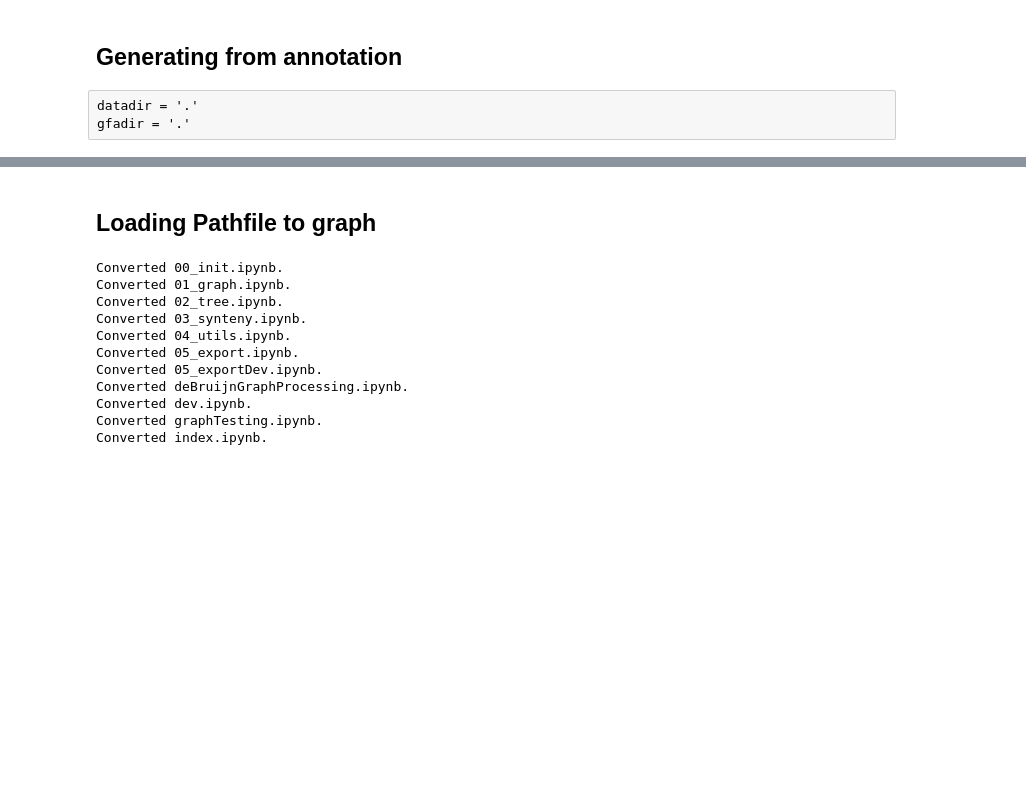
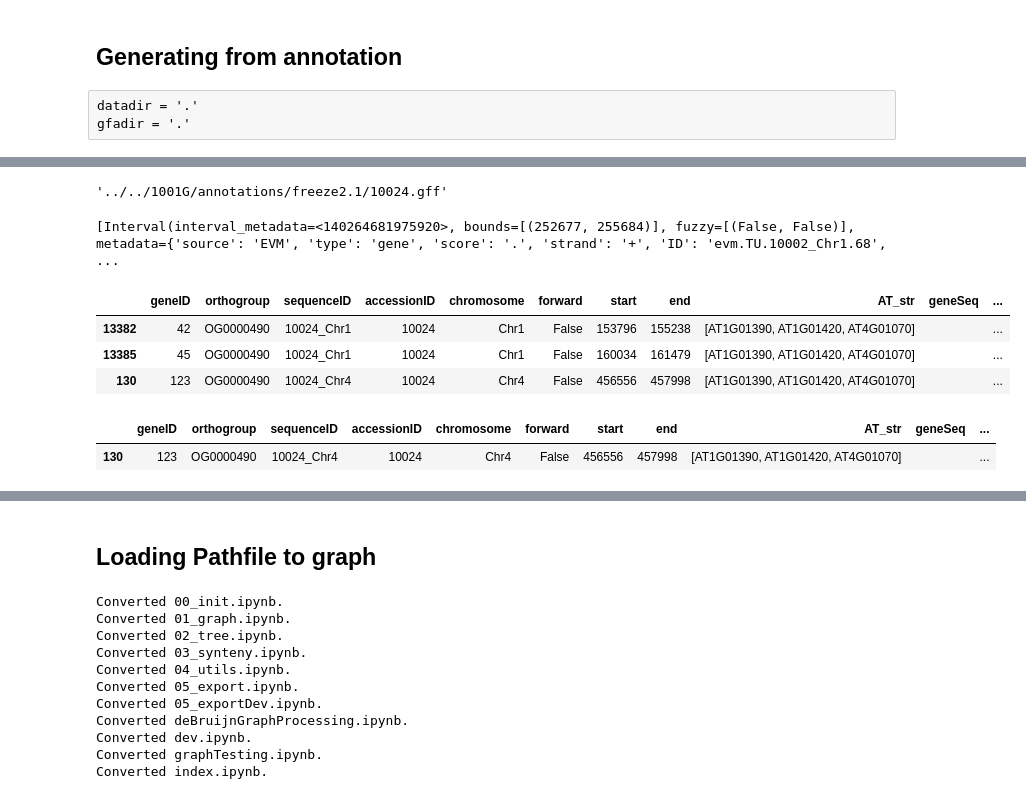
Before and after one commit to Pigrenok/pygengraph, a Jupyter notebook: index.ipynb, the cells around one changed output, grey strips where cells are left out. Drawn from its saved outputs; the diff is of its cells as text; code cells hidden in the pictures; blank space fills up the shorter version.

```diff
--- a/index.ipynb
+++ b/index.ipynb
@@ -142,0 +162,35 @@ graph.toGFA(f'{gfadir}{os.path.sep}{gfaFilename}',doSeq=False)
+# %%
+# _graphFromAnnotation(self,annotationFiles,sequenceFiles=None,**kwargs):
+self.nodeNameToID = {}
+
+fileOrder = kwargs.get('fileOrder',list(range(len(annotationFiles))))
+
+doUS = kwargs.get('doUS',False)
+self.usCounter = 0
+self.OGList = []
+links = self._linksDictToSet(self.forwardLinks)
+
+if 'refAnnotationFile' in kwargs:
+    links = self._processAnnotation(kwargs['refAnnotationFile'], links,
+                                    ATmap=kwargs.get('transMap', None),
+                                    seqFile=kwargs.get('refSequenceFile',None),
+                                    seqSuffix=kwargs.get('seqSuffix', None),
+                                    doUS=doUS,
+                                    isRef=True,
+                                    accID=kwargs.get('refAccession',None))
+
+for fileNum in fileOrder:
+    if sequenceFiles is not None:
+        seqFile = sequenceFiles[fileNum]
+    else:
+        seqFile = None
+     # annotationFile
+     # transMap
+    links = self._processAnnotation(annotationFiles[fileNum], links,
+                                    ATmap=kwargs.get('transMap', None),
+                                    seqFile=seqFile,
+                                    seqSuffix=kwargs.get('seqSuffix', None),
+                                    doUS=doUS)
+
+
+self.forwardLinks = self._linksSetToDict(links)
@@ -142,0 +199,4 @@ graph.toGFA(f'{gfadir}{os.path.sep}{gfaFilename}',doSeq=False)
+# %%
+annotationFiles[2]
+# %% [output]
+'../../1001G/annotations/freeze2.1/10024.gff'
@@ -142,0 +209,24 @@ graph.toGFA(f'{gfadir}{os.path.sep}{gfaFilename}',doSeq=False)
+# %%
+q = ann.query(bounds=((252670,252680),),metadata={'type':'gene'})
+list(q)
+# %% [output]
+[Interval(interval_metadata=<140264681975920>, bounds=[(252677, 255684)], fuzzy=[(False, False)], metadata={'source': 'EVM', 'type': 'gene', 'score': '.', 'strand': '+', 'ID': 'evm.TU.10002_Chr1.68',  ...
+# %%
+accessionID, genes, sequences = \
+        processAccession(annotationFiles[2],
+                         None,
+                         ATmap=ATmap,
+                         isRef=False,
+                         accID=None)
+# %%
+genes.loc[genes.orthogroup=='OG0000490']
+# %% [output]
+|  | geneID | orthogroup | sequenceID | accessionID | chromosome | forward | start | end | AT_str | geneSeq | ... |
+| 13382 | 42 | OG0000490 | 10024_Chr1 | 10024 | Chr1 | False | 153796 | 155238 | [AT1G01390, AT1G01420, AT4G01070] |  | ... |
+| 13385 | 45 | OG0000490 | 10024_Chr1 | 10024 | Chr1 | False | 160034 | 161479 | [AT1G01390, AT1G01420, AT4G01070] |  | ... |
+| 130 | 123 | OG0000490 | 10024_Chr4 | 10024 | Chr4 | False | 456556 | 457998 | [AT1G01390, AT1G01420, AT4G01070] |  | ... |
+# %%
+genes.loc[(genes.orthogroup=='OG0000490') & (genes.sequenceID!='10024_Chr1')]
+# %% [output]
+|  | geneID | orthogroup | sequenceID | accessionID | chromosome | forward | start | end | AT_str | geneSeq | ... |
+| 130 | 123 | OG0000490 | 10024_Chr4 | 10024 | Chr4 | False | 456556 | 457998 | [AT1G01390, AT1G01420, AT4G01070] |  | ... |
```
Also changed, not shown: parts of 129 cells of this notebook, 13 other files.
